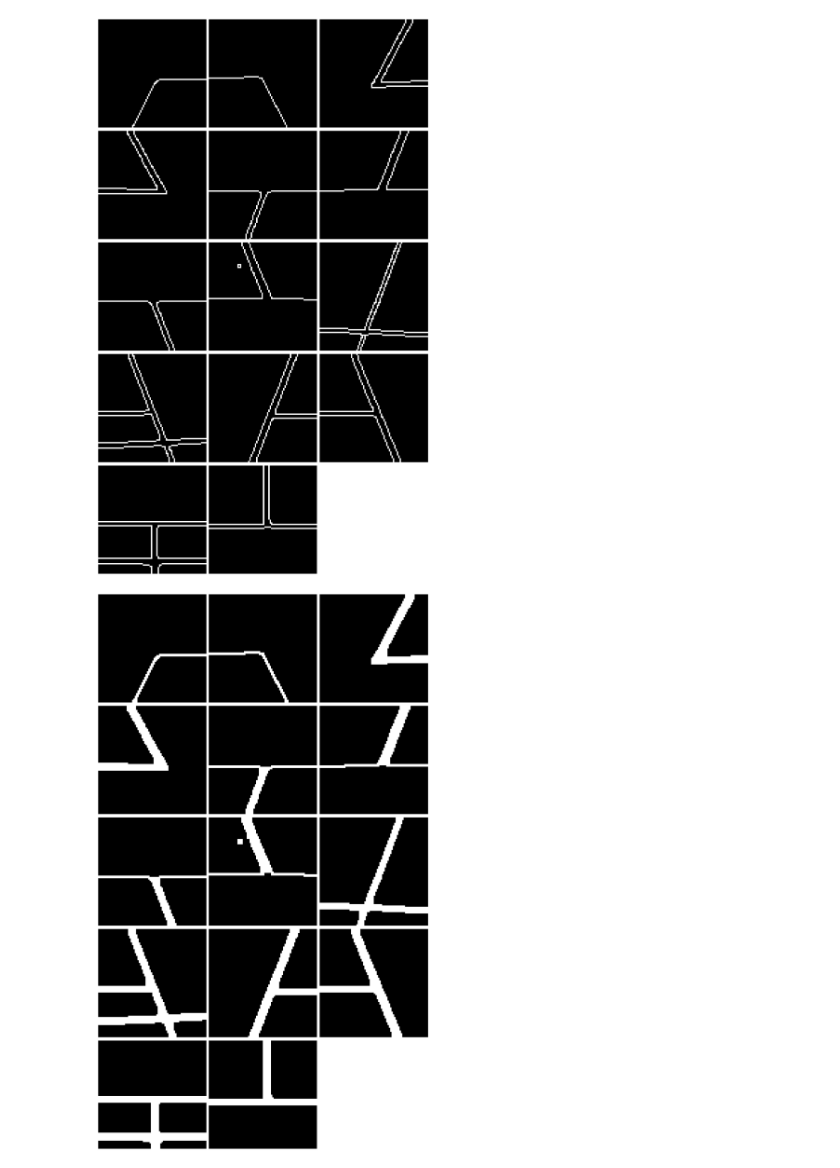
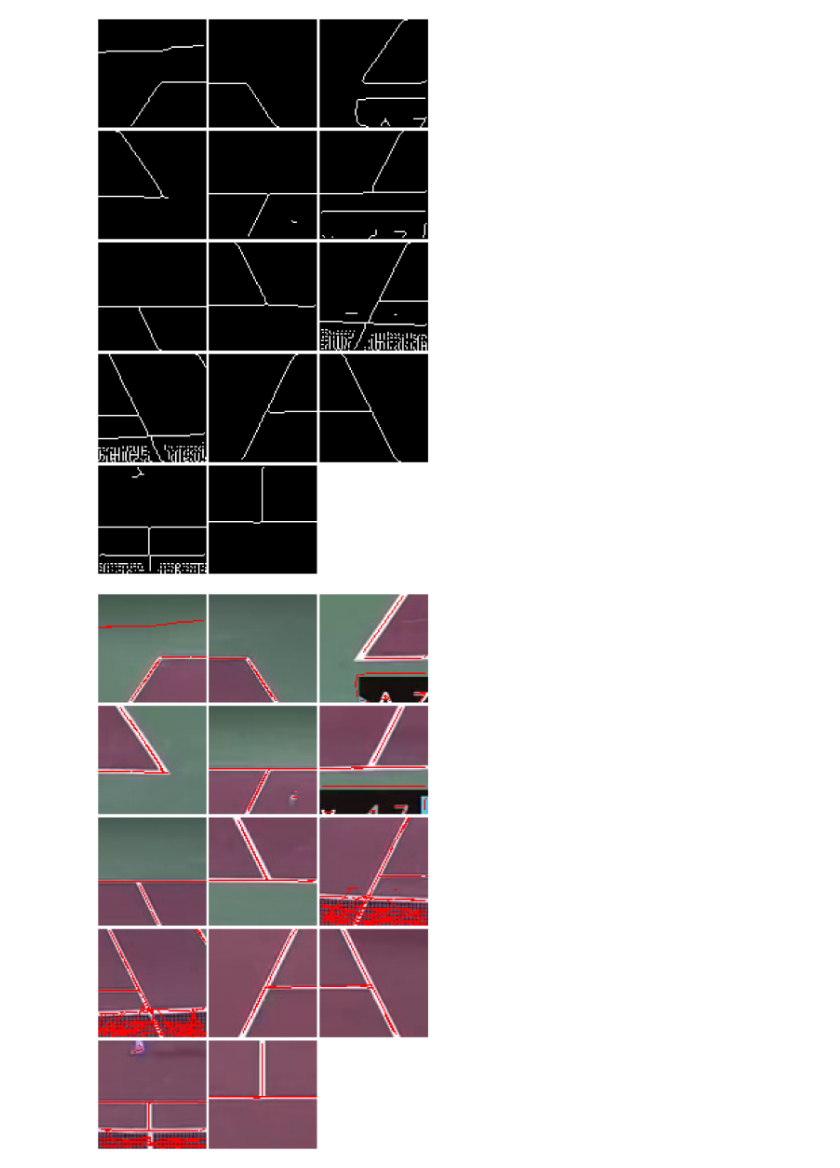
Before and after one commit to MGonza20/ProyectoFinal_VC, a Jupyter notebook: src/kps_postprocessing.ipynb, the cells around one changed output. Saved outputs shown, nothing was run; the diff lists cells and outputs as text; code cells hidden in the pictures.

Commit message:
Fixing keypoints with Hough and Zhang Suen Algorithm

```diff
--- a/src/kps_postprocessing.ipynb
+++ b/src/kps_postprocessing.ipynb
@@ -30,3 +19,13 @@ def to_binary(gray_image, width, height):
+# %%
+def niblack_thresholding(image, window_size, k):
+    mean = cv2.blur(image, (window_size, window_size))
+    mean_of_squares = cv2.blur(image**2, (window_size, window_size))
+    std_deviation = np.sqrt(mean_of_squares - mean**2)
+    threshold = mean + k * std_deviation
+
+    binary_image = (image > threshold).astype(np.uint8) * 255
+
+    return binary_image
 # %%
 def draw_full_lines(image, lines=None):
     if lines is not None:
@@ -68,7 +66,7 @@ def detect_lines(frame):
     return linesP
 # %%
 cd = CourtDetector('../models/keypoints_model.pth')
-frame = cv2.imread('../data/raw/court/test_images/_7UfL2egoN0_300.png')
+frame = cv2.imread('../data/raw/court/test_images/test_image3.jpg')
 # %%
 keypoints = cd.detect(frame)
 keypoints = keypoints.reshape(-1, 2)
@@ -147,7 +145,7 @@ for i, cri in enumerate(cropped_images):
     quantized_image = quantized_pixels.reshape(cri.shape)
 
     gray_image = cv2.cvtColor(quantized_image, cv2.COLOR_BGR2GRAY)
-    binary_image = to_binary(gray_image, *gray_image.shape[:2])
+    binary_image = niblack_thresholding(gray_image, 10, 0.5)
     binarized_images.append(binary_image)
 
     row, col = divmod(i, n_cols)
@@ -167,16 +165,15 @@ n_keypoints = len(keypoints)
 n_cols = 3
 n_rows = (n_keypoints + n_cols - 1) // n_cols
 
-edges = []
+skeletons = []
 fig, axs = plt.subplots(n_rows, n_cols, figsize=(15, 5 * n_rows))
-for i, binarized in enumerate(binarized_images):
+for i, erosion_el in enumerate(binarized_images):
 
-    # Edge detection
-    canny_edges = cv2.Canny(binarized, 0, 0, apertureSize=5)
-    edges.append(canny_edges)
+    skeletonized = (skeletonize(erosion_el/255)*255).astype(np.uint8)
+    skeletons.append(skeletonized)
 
     row, col = divmod(i, n_cols)
-    axs[row, col].imshow(canny_edges, cmap='gray')
+    axs[row, col].imshow(skeletonized, cmap='gray')
     axs[row, col].axis('off')
 
 for j in range(i + 1, n_rows * n_cols):
@@ -186,29 +183,37 @@ for j in range(i + 1, n_rows * n_cols):
 plt.tight_layout()
 plt.show()
 # %% [output]
-[figure, old version]
+[figure, new version]
 # %%
 n_keypoints = len(keypoints)
 n_cols = 3
 n_rows = (n_keypoints + n_cols - 1) // n_cols
 
-erosion_list = []
+lines = []
 fig, axs = plt.subplots(n_rows, n_cols, figsize=(15, 5 * n_rows))
-for i, edge in enumerate(edges):
+for i, skeleton in enumerate(skeletons):
 
-    dilation = cv2.dilate(edges[i], np.ones((6,6), np.uint8), iterations=1)
-    erosion = cv2.erode(dilation, np.ones((5,5), np.uint8), iterations=1)
-    erosion_list.append(erosion)
+    # Hough Transform - Line Detection
+    houghLinesP = cv2.HoughLinesP(skeleton, 1, np.pi / 180, 4, minLineLength=0, maxLineGap=9)
+
+    # Showing the detected hough lines
+    crop_copy = cropped_images[i].copy()
+    if houghLinesP is not None:
+        houghLinesP = np.squeeze(houghLinesP)
+        for line in houghLinesP:
+            x1, y1, x2, y2 = line
+            cv2.line(crop_copy, (x1, y1), (x2, y2), (255, 0, 0), 1)
+        lines.append(houghLinesP)
 
     row, col = divmod(i, n_cols)
-    axs[row, col].imshow(erosion, cmap='gray')
+    axs[row, col].imshow(crop_copy, cmap='gray')
     axs[row, col].axis('off')
 
 for j in range(i + 1, n_rows * n_cols):
     row, col = divmod(j, n_cols)
     axs[row, col].axis('off')
 
 plt.tight_layout()
 plt.show()
 # %% [output]
-[figure, old version]
+[figure, new version]
```
Also changed, not shown: parts of 12 cells of this notebook, 5 other files.
